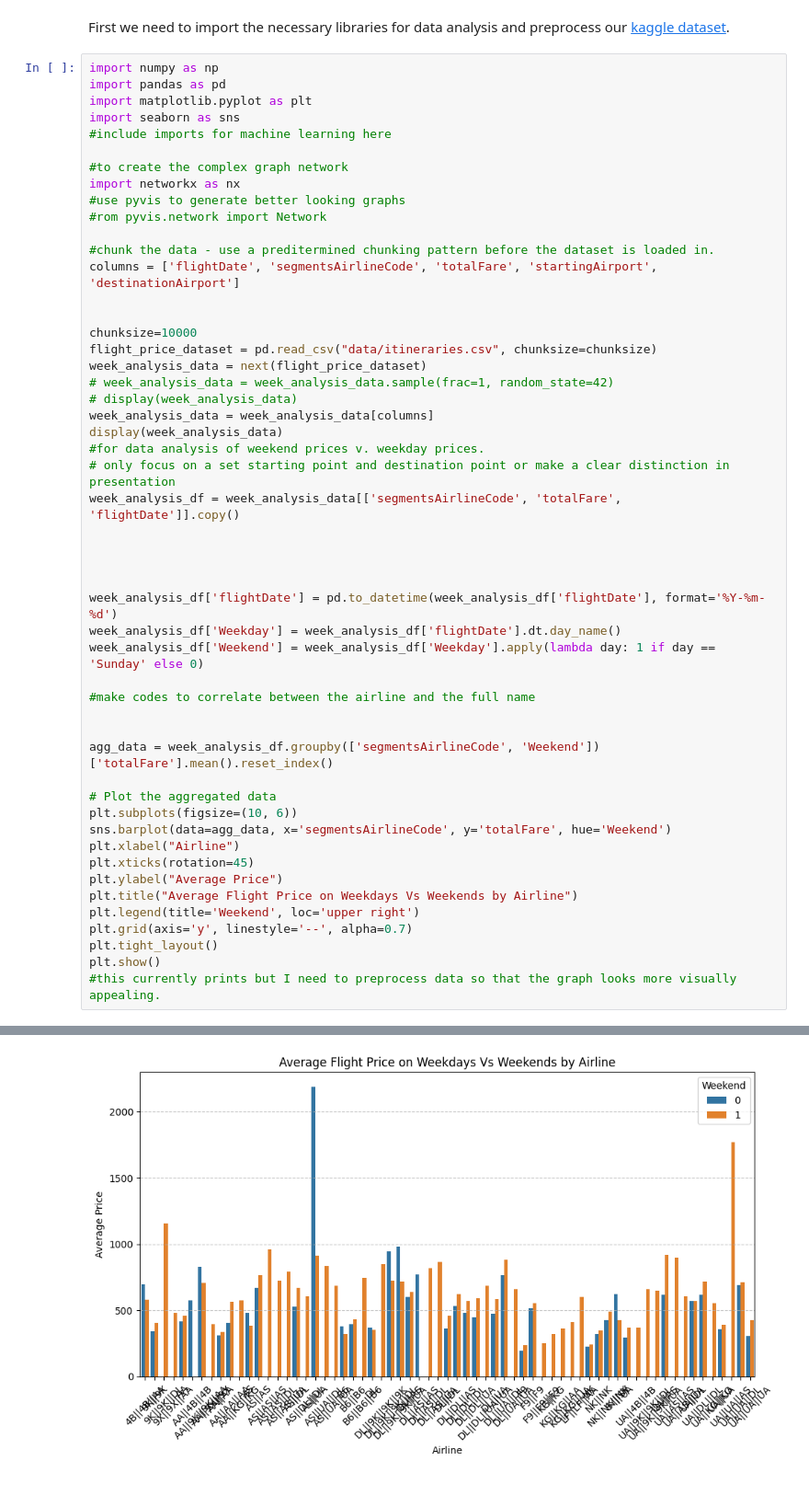
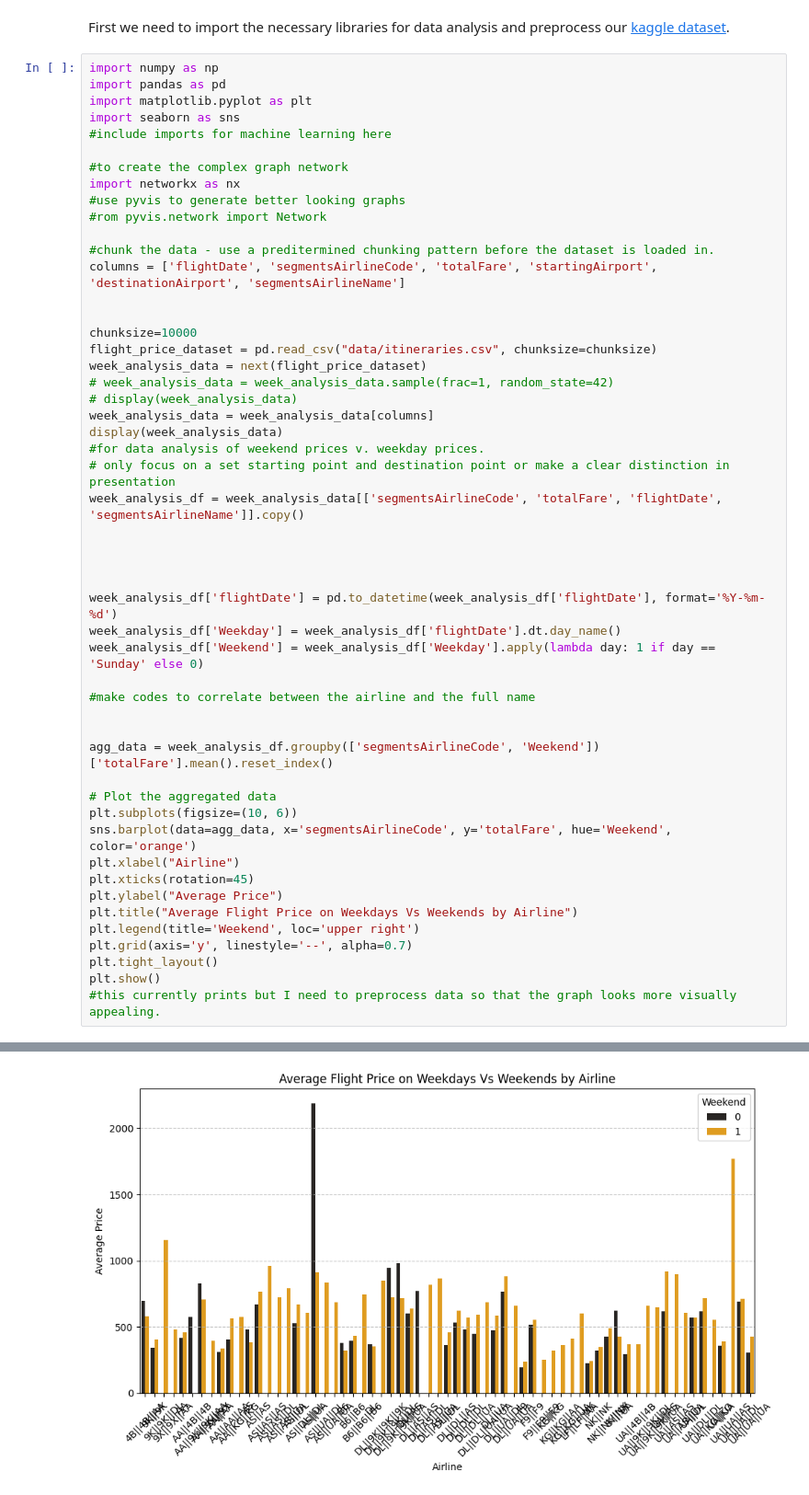
Before and after one commit to emshao/FlightPricePredictor, a Jupyter notebook: planepredictions_final_project.ipynb, the cells around one changed output, grey strips where cells are left out. Shown at 92% size. Drawn from its saved outputs; the diff is of its cells as text.

```diff
--- a/planepredictions_final_project.ipynb
+++ b/planepredictions_final_project.ipynb
@@ -23,7 +23,7 @@ import networkx as nx
 #rom pyvis.network import Network
 
 #chunk the data - use a preditermined chunking pattern before the dataset is loaded in.
-columns = ['flightDate', 'segmentsAirlineCode', 'totalFare', 'startingAirport', 'destinationAirport']
+columns = ['flightDate', 'segmentsAirlineCode', 'totalFare', 'startingAirport', 'destinationAirport', 'segmentsAirlineName']
 
 
 chunksize=10000
@@ -35,7 +35,7 @@ week_analysis_data = week_analysis_data[columns]
 display(week_analysis_data)
 #for data analysis of weekend prices v. weekday prices.
 # only focus on a set starting point and destination point or make a clear distinction in presentation
-week_analysis_df = week_analysis_data[['segmentsAirlineCode', 'totalFare', 'flightDate']].copy()
+week_analysis_df = week_analysis_data[['segmentsAirlineCode', 'totalFare', 'flightDate', 'segmentsAirlineName']].copy()
 
 
 
@@ -51,7 +51,7 @@ agg_data = week_analysis_df.groupby(['segmentsAirlineCode', 'Weekend'])['totalFa
 
 # Plot the aggregated data
 plt.subplots(figsize=(10, 6))
-sns.barplot(data=agg_data, x='segmentsAirlineCode', y='totalFare', hue='Weekend')
+sns.barplot(data=agg_data, x='segmentsAirlineCode', y='totalFare', hue='Weekend', color='orange')
 plt.xlabel("Airline")
 plt.xticks(rotation=45)
 plt.ylabel("Average Price")
@@ -78 +81 @@ plt.show()
-[figure, old version]
+[figure, new version]
```
Also changed, not shown: parts of 3 cells of this notebook.
